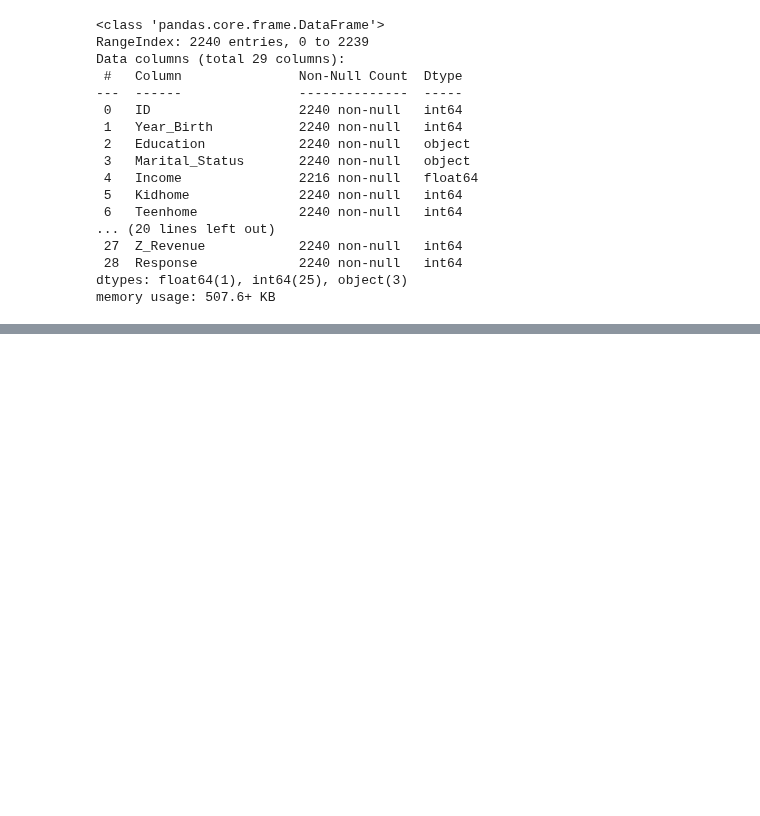
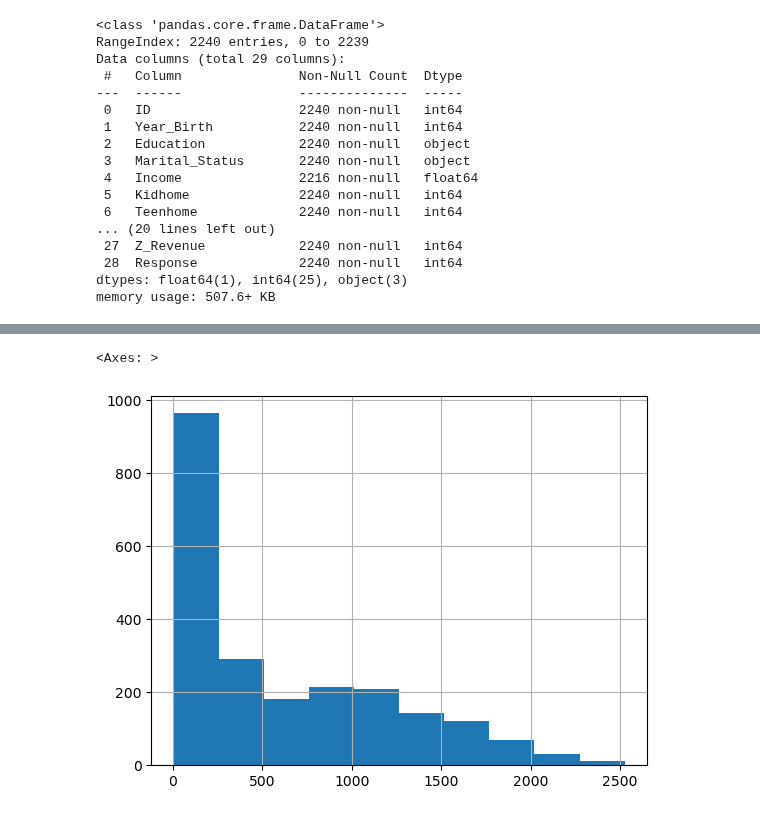
Before and after one commit to imdwipayana/Battlefield, a Jupyter notebook: reinforcement_learning/RL_example_from_Kaggle.ipynb, the cells around one changed output, grey strips where cells are left out. Saved outputs shown, nothing was run; the diff lists cells and outputs as text; code cells hidden in the pictures; blank space fills up the shorter version.

```diff
--- a/reinforcement_learning/RL_example_from_Kaggle.ipynb
+++ b/reinforcement_learning/RL_example_from_Kaggle.ipynb
@@ -39,0 +132,5 @@ memory usage: 507.6+ KB
+# %%
+df.Total_Spend.hist()
+# %% [output]
+<Axes: >
+[figure, added]
```
Also changed, not shown: parts of 33 cells of this notebook.
